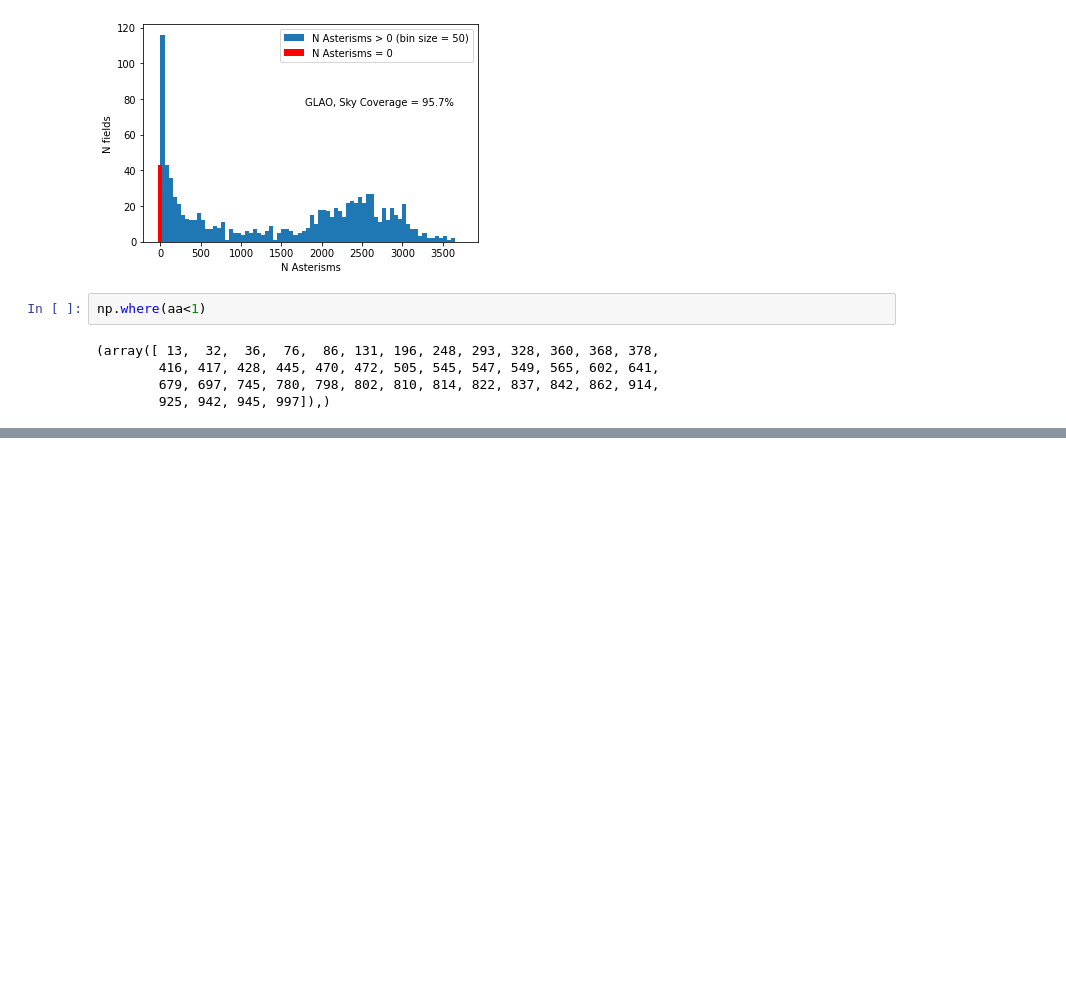
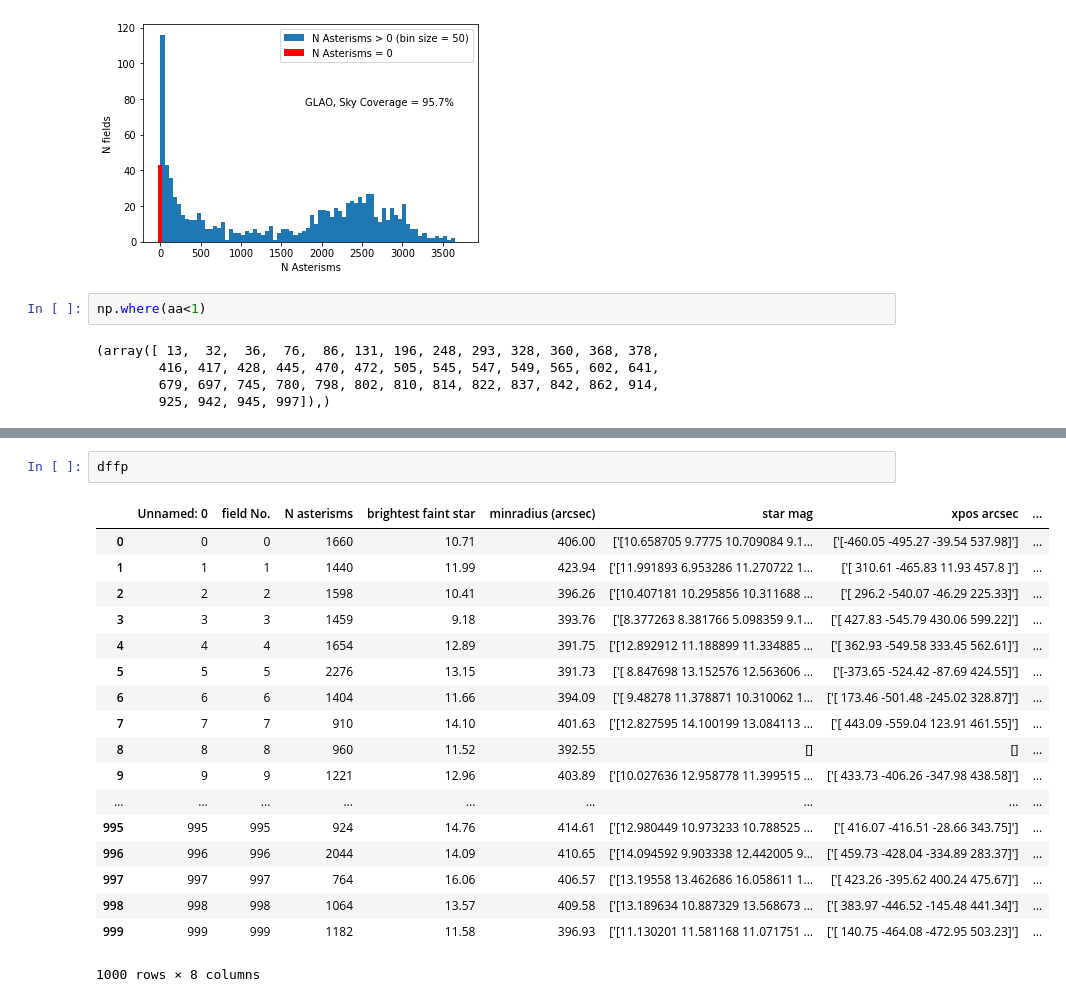
Before and after one commit to GMTO/skycover, a Jupyter notebook: scratchBook.ipynb, the cells around one changed output, grey strips where cells are left out. Drawn from its saved outputs; the diff is of its cells as text; blank space fills up the shorter version.

```diff
--- a/scratchBook.ipynb
+++ b/scratchBook.ipynb
@@ -282,0 +365,21 @@ np.where(aa<1)
+# %%
+dffp
+# %% [output]
+|  | Unnamed: 0 | field No. | N asterisms | brightest faint star | minradius (arcsec) | star mag | xpos arcsec | ... |
+| 0 | 0 | 0 | 1660 | 10.71 | 406.00 | ['[10.658705 9.7775 10.709084 9.1... | ['[-460.05 -495.27 -39.54 537.98]'] | ... |
+| 1 | 1 | 1 | 1440 | 11.99 | 423.94 | ['[11.991893 6.953286 11.270722 1... | ['[ 310.61 -465.83 11.93 457.8 ]'] | ... |
+| 2 | 2 | 2 | 1598 | 10.41 | 396.26 | ['[10.407181 10.295856 10.311688 ... | ['[ 296.2 -540.07 -46.29 225.33]'] | ... |
+| 3 | 3 | 3 | 1459 | 9.18 | 393.76 | ['[8.377263 8.381766 5.098359 9.1... | ['[ 427.83 -545.79 430.06 599.22]'] | ... |
+| 4 | 4 | 4 | 1654 | 12.89 | 391.75 | ['[12.892912 11.188899 11.334885 ... | ['[ 362.93 -549.58 333.45 562.61]'] | ... |
+| 5 | 5 | 5 | 2276 | 13.15 | 391.73 | ['[ 8.847698 13.152576 12.563606 ... | ['[-373.65 -524.42 -87.69 424.55]'] | ... |
+| 6 | 6 | 6 | 1404 | 11.66 | 394.09 | ['[ 9.48278 11.378871 10.310062 1... | ['[ 173.46 -501.48 -245.02 328.87]'] | ... |
+| 7 | 7 | 7 | 910 | 14.10 | 401.63 | ['[12.827595 14.100199 13.084113 ... | ['[ 443.09 -559.04 123.91 461.55]'] | ... |
+| 8 | 8 | 8 | 960 | 11.52 | 392.55 | [] | [] | ... |
+| 9 | 9 | 9 | 1221 | 12.96 | 403.89 | ['[10.027636 12.958778 11.399515 ... | ['[ 433.73 -406.26 -347.98 438.58]'] | ... |
+| ... | ... | ... | ... | ... | ... | ... | ... | ... |
+| 995 | 995 | 995 | 924 | 14.76 | 414.61 | ['[12.980449 10.973233 10.788525 ... | ['[ 416.07 -416.51 -28.66 343.75]'] | ... |
+| 996 | 996 | 996 | 2044 | 14.09 | 410.65 | ['[14.094592 9.903338 12.442005 9... | ['[ 459.73 -428.04 -334.89 283.37]'] | ... |
+| 997 | 997 | 997 | 764 | 16.06 | 406.57 | ['[13.19558 13.462686 16.058611 1... | ['[ 423.26 -395.62 400.24 475.67]'] | ... |
+| 998 | 998 | 998 | 1064 | 13.57 | 409.58 | ['[13.189634 10.887329 13.568673 ... | ['[ 383.97 -446.52 -145.48 441.34]'] | ... |
+| 999 | 999 | 999 | 1182 | 11.58 | 396.93 | ['[11.130201 11.581168 11.071751 ... | ['[ 140.75 -464.08 -472.95 503.23]'] | ... |
+1000 rows × 8 columns
```
Also changed, not shown: parts of 12 cells of this notebook, 3 other files.
